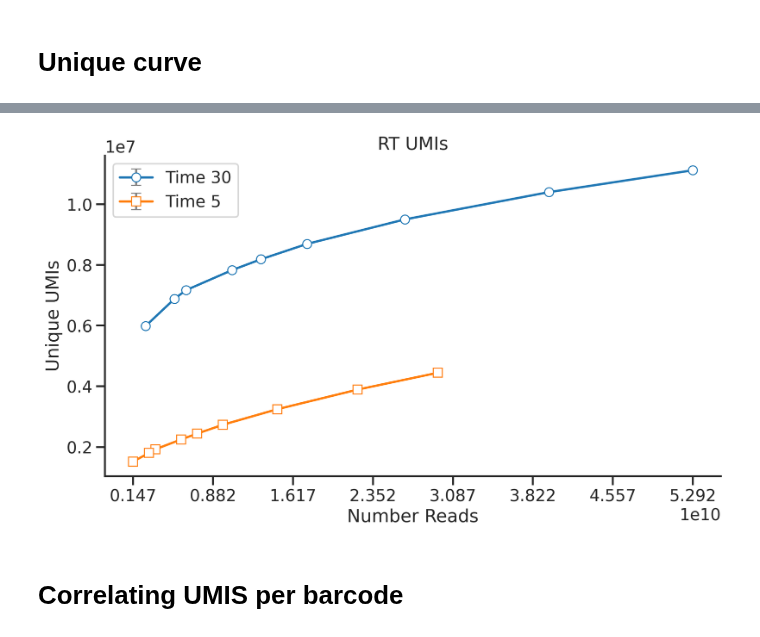
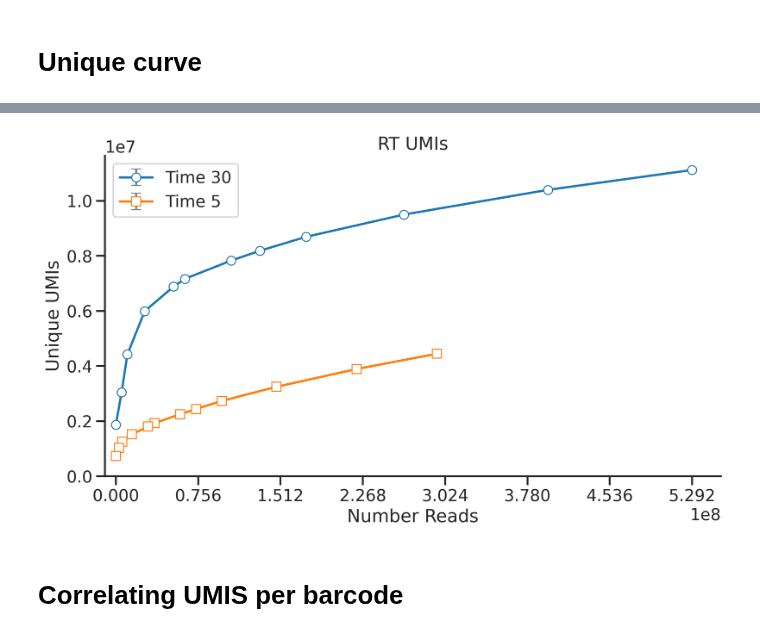
Before and after one commit to sanjanakotha/TREBL-analysis, a Jupyter notebook: notebooks/GCN4/RT UMI Downsampling.ipynb, the cells around one changed output, grey strips where cells are left out. Saved outputs shown, nothing was run; the diff lists cells and outputs as text; code cells hidden in the pictures.

```diff
--- a/notebooks/GCN4/RT UMI Downsampling.ipynb
+++ b/notebooks/GCN4/RT UMI Downsampling.ipynb
@@ -126,7 +182,7 @@ def umi_coverage_for_timepoint(tsv_paths, timepoint):
 
     return pd.DataFrame(rows)
 # %%
-chunk_umi_30_25_count_paths = glob.glob("../../output/GCN4/downsampling/trebl_experiment_yeast_pool_C_umi_*/*_30_*4_chunks_*reads_per_umi.tsv")
+chunk_umi_30_25_count_paths = glob.glob("../../output/GCN4/downsampling/trebl_experiment_yeast_pool_C_umi_*/*RPTR*_30_*4_chunks_*reads_per_umi.tsv")
 chunk_umi_30_25_count_paths
 # %% [output]
 ['../../output/GCN4/downsampling/trebl_experiment_yeast_pool_C_umi_RPTR_1_30_S5_R1_001_4_chunks_part_1/RPTR_1_30_S5_R1_001_4_chunks_part_1.fq_reads_per_umi.tsv',
@@ -134,7 +190,7 @@ chunk_umi_30_25_count_paths
  '../../output/GCN4/downsampling/trebl_experiment_yeast_pool_C_umi_RPTR_1_30_S5_R1_001_4_chunks_part_2/RPTR_1_30_S5_R1_001_4_chunks_part_2.fq_reads_per_umi.tsv',
  '../../output/GCN4/downsampling/trebl_experiment_yeast_pool_C_umi_RPTR_1_30_S5_R1_001_4_chunks_part_3/RPTR_1_30_S5_R1_001_4_chunks_part_3.fq_reads_per_umi.tsv']
 # %%
-chunk_umi_5_25_count_paths = glob.glob("../../output/GCN4/downsampling/trebl_experiment_yeast_pool_C_umi_*/*_5_*4_chunks_*reads_per_umi.tsv")
+chunk_umi_5_25_count_paths = glob.glob("../../output/GCN4/downsampling/trebl_experiment_yeast_pool_C_umi_*/*RPTR*_5_*4_chunks_*reads_per_umi.tsv")
 chunk_umi_5_25_count_paths
 # %% [output]
 ['../../output/GCN4/downsampling/trebl_experiment_yeast_pool_C_umi_RPTR_1_5_S2_R1_001_4_chunks_part_4/RPTR_1_5_S2_R1_001_4_chunks_part_4.fq_reads_per_umi.tsv',
@@ -399,33 +433,0 @@ sns.despine()
-# %%
-# If your df is named time_5_summary
-sns.set(style="ticks")
-sns.set_context('talk')
-
-# Extract mean and std for unique_umis
-y_mean = time_5_summary[('unique_umis', 'mean')]
-y_std = time_5_summary[('unique_umis', 'std')]
-x = time_5_summary['percent_reads'] * time_5_total_reads
-
-# Plot
-plt.figure(figsize=(8,6), dpi = 300)
-
-ax = plt.errorbar(
-    x=x,
-    y=y_mean,
-    yerr=y_std,
-    fmt='-o',
-    capsize=5,
-    color='tab:blue',
-    ecolor='tab:gray',
-    elinewidth=2,
-    markerfacecolor='white'
-)
-
-plt.xlabel("Percent Reads")
-plt.ylabel("Unique UMIs")
-plt.title("Time 5 RT UMIs")
-plt.xticks(x)
-plt.tight_layout()
-
-
-sns.despine()
@@ -438,7 +438,7 @@ sns.set_context('talk')
 plt.figure(figsize=(10,6), dpi=300)
 
 # --- Time 30 ---
-x_30 = time_30_summary['percent_reads'] * time_30_total_reads
+x_30 = time_30_summary['percent_reads'] * time_30_total_reads / 100
 y_mean_30 = time_30_summary[('unique_umis', 'mean')]
 y_std_30 = time_30_summary[('unique_umis', 'std')]
 
@@ -456,38 +456,41 @@ plt.errorbar(
 )
 
 # --- Time 5 ---
-x_5 = time_5_summary['percent_reads'] * time_5_total_reads
+x_5 = time_5_summary['percent_reads'] * time_5_total_reads / 100
 y_mean_5 = time_5_summary[('unique_umis', 'mean')]
 y_std_5 = time_5_summary[('unique_umis', 'std')]
 
 plt.errorbar(
     x=x_5,
     y=y_mean_5,
     yerr=y_std_5,
     fmt='-s',
     capsize=5,
     color='tab:orange',
     ecolor='tab:gray',
     elinewidth=2,
     markerfacecolor='white',
     label='Time 5'
 )
 
 # Labels, legend, title
 plt.xlabel("Number Reads")
 plt.ylabel("Unique UMIs")
 plt.title("RT UMIs")
 
 # --- Standard / more frequent x-ticks ---
 all_x = np.concatenate([x_30, x_5])
 plt.xticks(np.linspace(all_x.min(), all_x.max(), 8))  # 8 evenly spaced ticks
 
+plt.xlim(-10000000,)
+plt.ylim(-1,)
+
 plt.legend()
 plt.tight_layout()
 sns.despine()
 plt.show()
 # %% [output]
-[figure, old version]
+[figure, new version]
 # %% [markdown]
 # Correlating UMIS per barcode
 # %%
```
Also changed, not shown: parts of 20 cells of this notebook, 37 other files.
